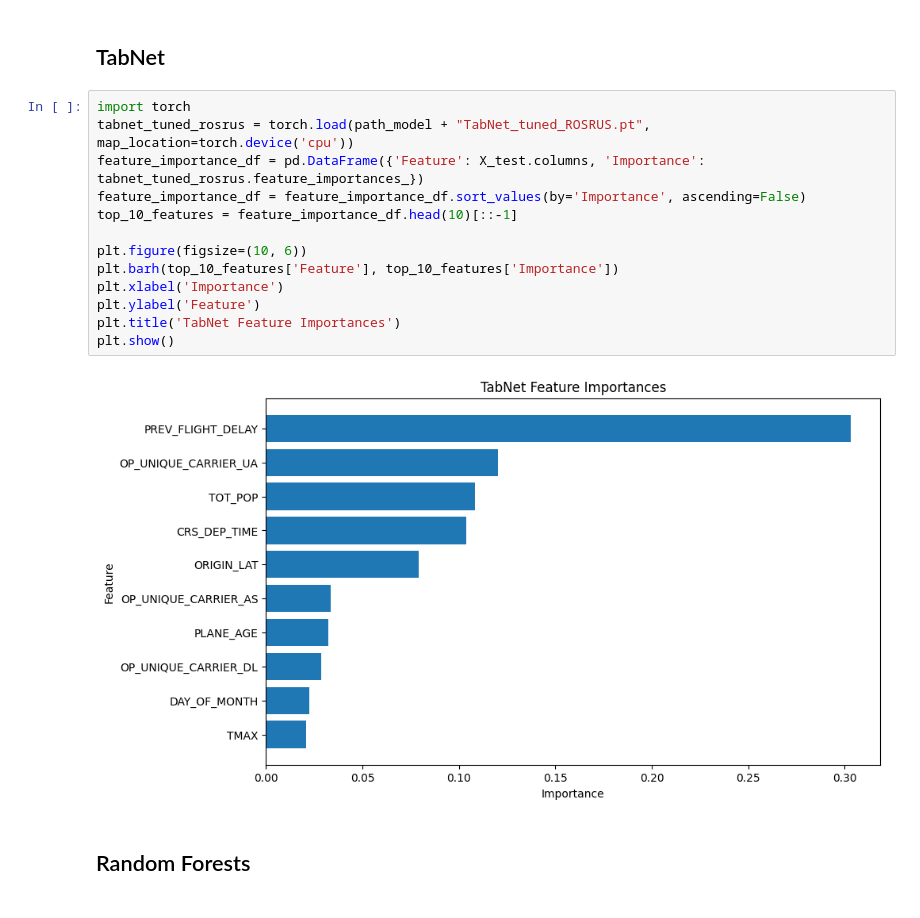
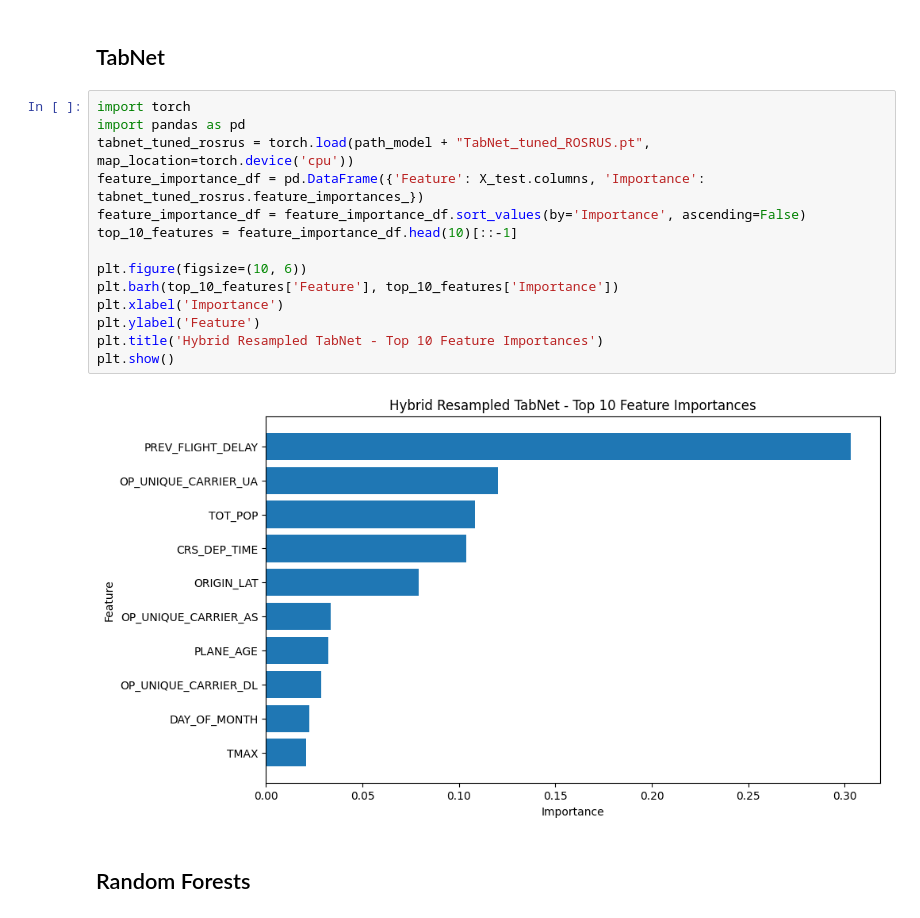
Before and after one commit to rvloenhout/DSS_Master_Thesis, a Jupyter notebook: _3. Evaluation/4. Disparate_group_analysis.ipynb, the cells around one changed output. Cells and saved outputs as stored; diff of their text form.

```diff
--- a/_3. Evaluation/4. Disparate_group_analysis.ipynb
+++ b/_3. Evaluation/4. Disparate_group_analysis.ipynb
@@ -169,19 +177,20 @@ plt.show()
 ## TabNet
 # %%
 import torch
+import pandas as pd
 tabnet_tuned_rosrus = torch.load(path_model + "TabNet_tuned_ROSRUS.pt", map_location=torch.device('cpu'))
 feature_importance_df = pd.DataFrame({'Feature': X_test.columns, 'Importance': tabnet_tuned_rosrus.feature_importances_})
 feature_importance_df = feature_importance_df.sort_values(by='Importance', ascending=False)
 top_10_features = feature_importance_df.head(10)[::-1]
 
 plt.figure(figsize=(10, 6))
 plt.barh(top_10_features['Feature'], top_10_features['Importance'])
 plt.xlabel('Importance')
 plt.ylabel('Feature')
-plt.title('TabNet Feature Importances')
+plt.title('Hybrid Resampled TabNet - Top 10 Feature Importances')
 plt.show()
 # %% [output]
-[figure, old version]
+[figure, new version]
 # %% [markdown]
 ## Random Forests
 # %%
```
Also changed, not shown: parts of 1 cell of this notebook, 4 other files.
